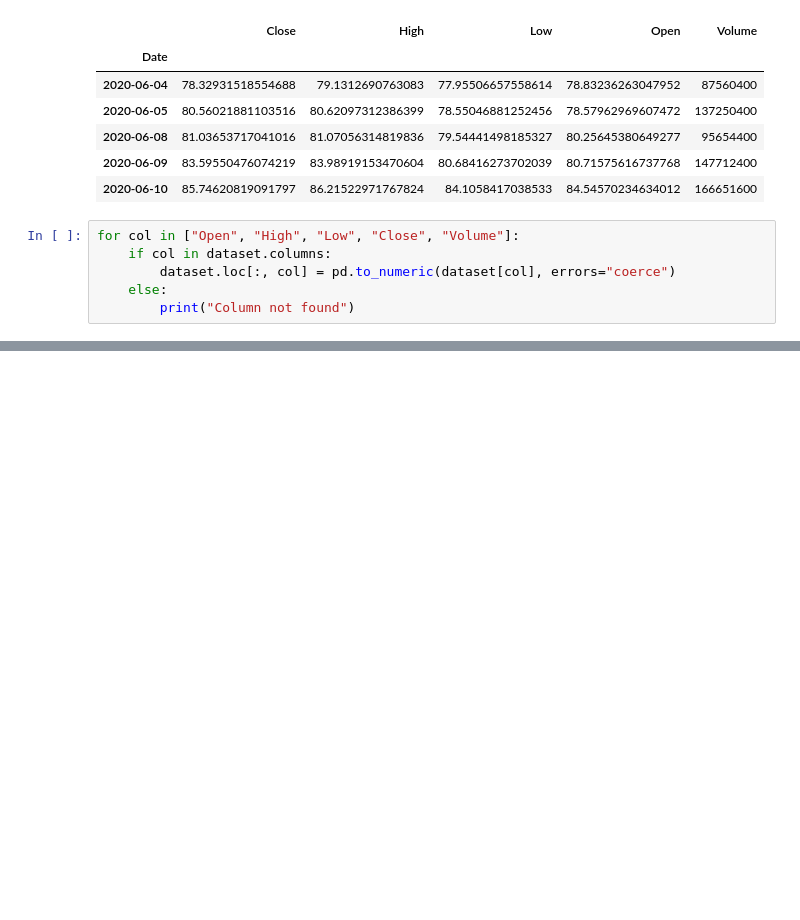
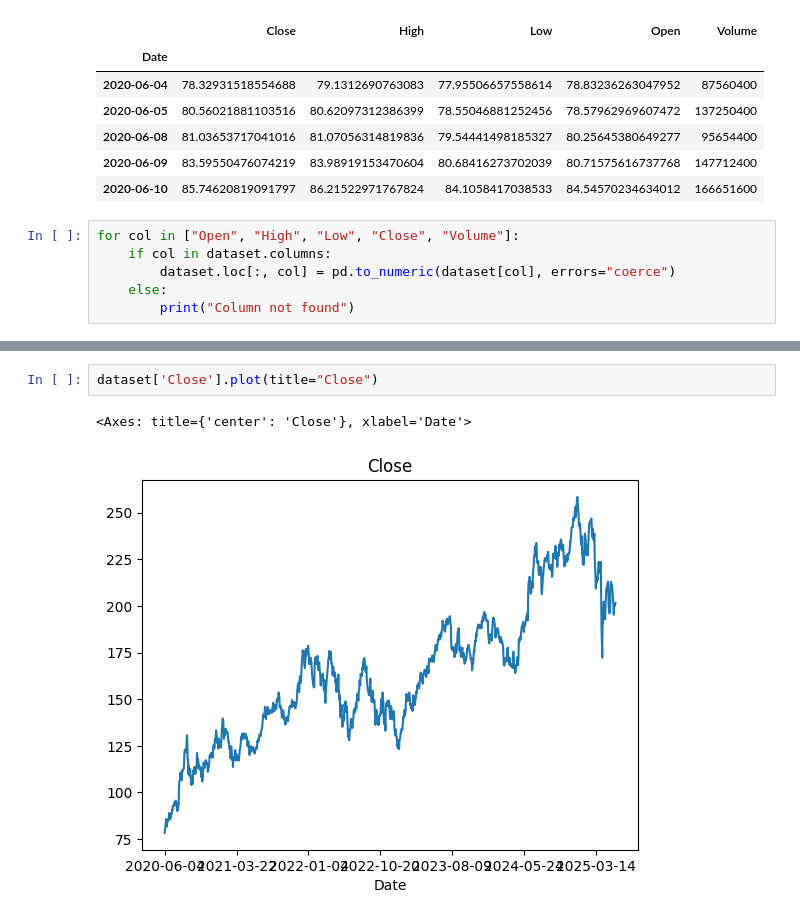
Before and after one commit to SoumyaBhaiya/AppleStocksAnalysis, a Jupyter notebook: stockAnalysis.ipynb, the cells around one changed output, grey strips where cells are left out. Saved outputs shown, nothing was run; the diff lists cells and outputs as text; blank space fills up the shorter version.

```diff
--- a/stockAnalysis.ipynb
+++ b/stockAnalysis.ipynb
@@ -89,0 +100,5 @@ for col in ["Open", "High", "Low", "Close", "Volume"]:
+# %%
+dataset['Close'].plot(title="Close")
+# %% [output]
+<Axes: title={'center': 'Close'}, xlabel='Date'>
+[figure, added]
```
Also changed, not shown: parts of 3 cells of this notebook.
